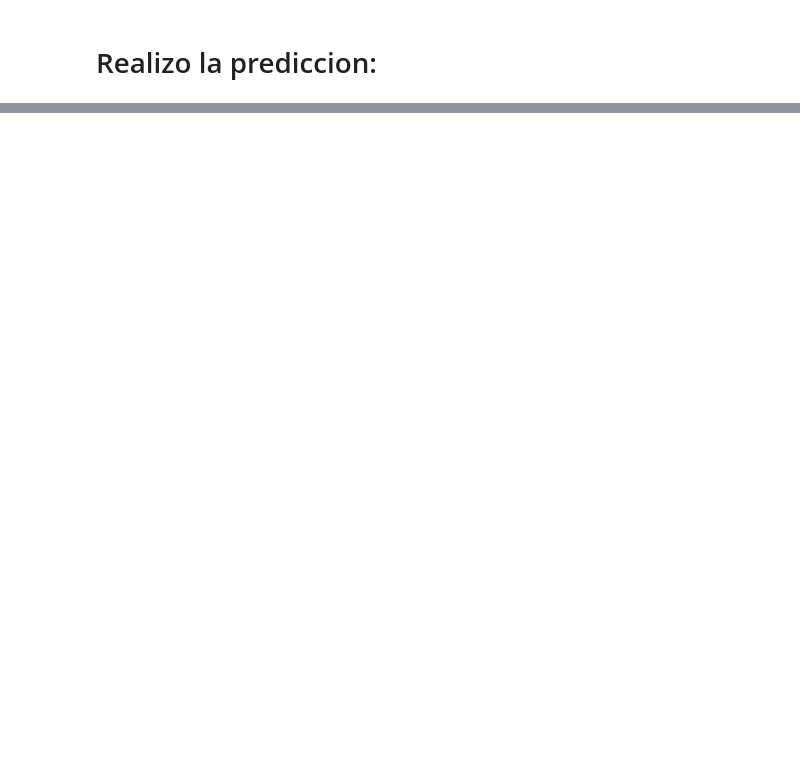
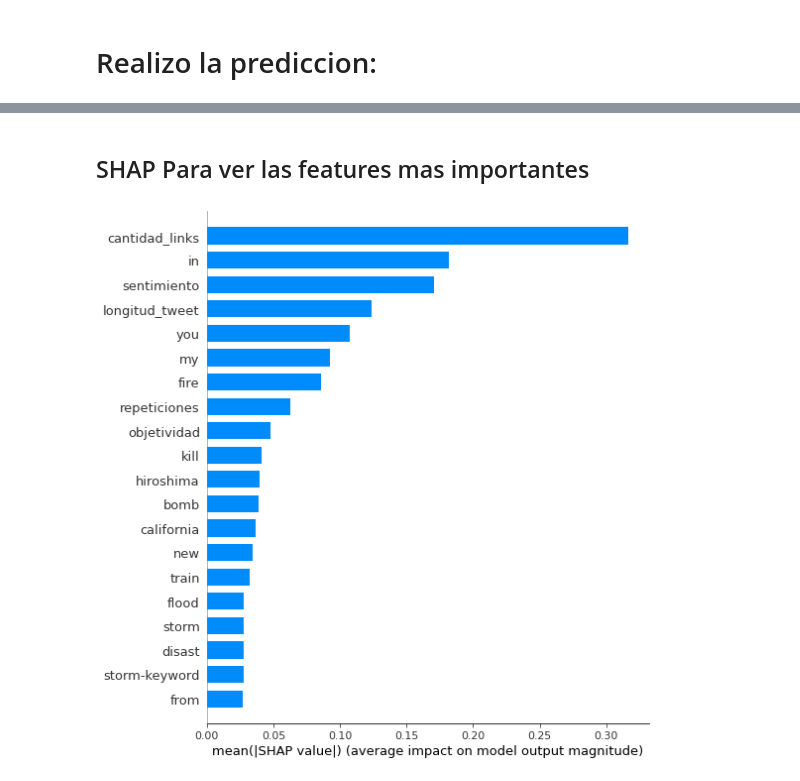
Before and after one commit to andi-carretero/TP2_Datos, a Jupyter notebook: CatBoost.ipynb, the cells around one changed output, grey strips where cells are left out. Drawn from its saved outputs; the diff is of its cells as text; code cells hidden in the pictures; blank space fills up the shorter version.

Commit message:
agregado SHAP al final y removi un feature para mejorar,muy poco, el resultadi

```diff
--- a/CatBoost.ipynb
+++ b/CatBoost.ipynb
@@ -35,5 +31,5 @@ train_limpio.shape
 # %%
-train_limpio = pd.read_csv("train_limpio_con_BOW_de_5000_y_Stemming.csv",encoding = "ISO-8859-1")
+train_limpio = pd.read_csv("train_limpio_con_BOW_de_5000_y_Stemming_2.csv",encoding = "ISO-8859-1")
 train_limpio.head(2)
 # %% [output]
 |  | aa | ab | aba | abandon | abbott | abbswinston | abc | abcnew | abe | abil | ... | ... |
@@ -174,0 +171,8 @@ sample.to_csv('prediccion_catBoost_con_BOW_y_features_de_fecha_y_tiempo_sin_drop
+# %% [markdown]
+## SHAP Para ver las features mas importantes
+# %%
+import shap
+shap_values = shap.TreeExplainer(cb).shap_values(train_limpio)
+shap.summary_plot(shap_values, train_limpio, plot_type="bar")
+# %% [output]
+[figure, added]
```
Also changed, not shown: parts of 24 cells of this notebook.
